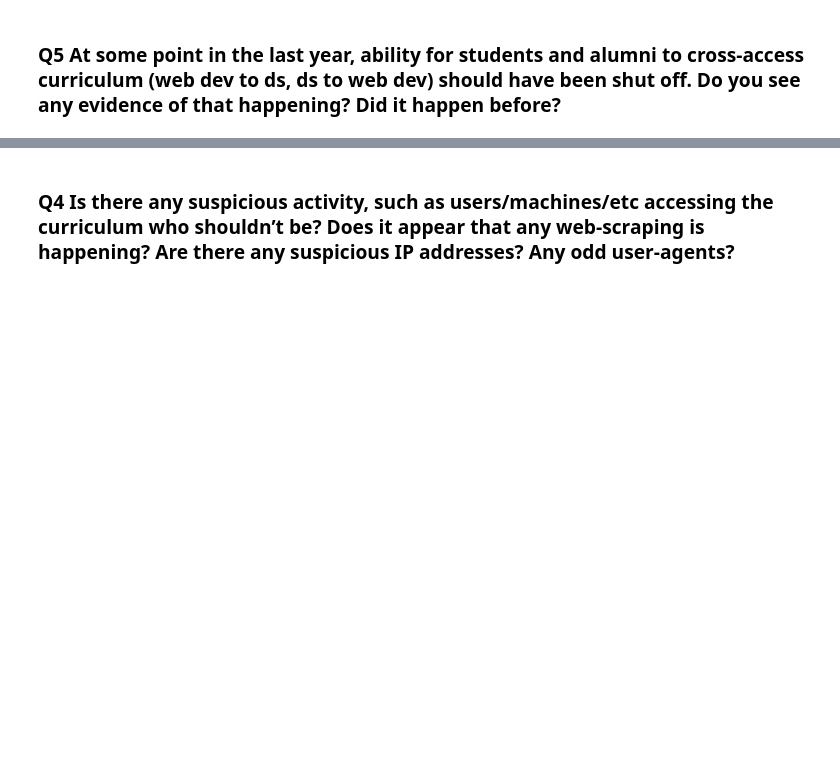
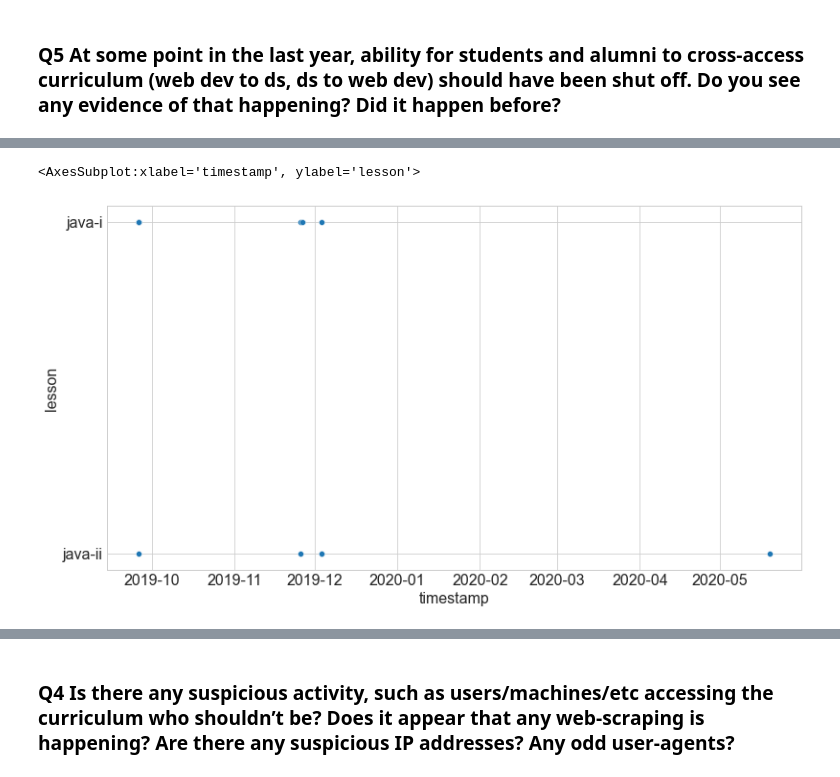
Before and after one commit to RyvynYoung/curriculum_access_project, a Jupyter notebook: curriculum_access.ipynb, the cells around one changed output, grey strips where cells are left out. Cells and saved outputs as stored; diff of their text form; code cells hidden in the pictures; blank space fills up the shorter version.

```diff
--- a/curriculum_access.ipynb
+++ b/curriculum_access.ipynb
@@ -782,2 +834,5 @@ curie.groupby('lesson')[['sub_lesson']].count().sort_values(by='sub_lesson', asc
 # %% [markdown]
 ### Q5 At some point in the last year, ability for students and alumni to cross-access curriculum (web dev to ds, ds to web dev) should have been shut off. Do you see any evidence of that happening? Did it happen before?
+# %%
+ds = exp[exp.program_id == 3]
+ds.head()
@@ -783,0 +847,3 @@ curie.groupby('lesson')[['sub_lesson']].count().sort_values(by='sub_lesson', asc
+# %%
+dsweb = ds[(ds.lesson == 'java-i') | (ds.lesson == 'java-ii')]
+dsweb
@@ -784,3 +866,8 @@ curie.groupby('lesson')[['sub_lesson']].count().sort_values(by='sub_lesson', asc
+# %%
+sns.scatterplot(data=dsweb, x='timestamp', y='lesson')
+# %% [output]
+<AxesSubplot:xlabel='timestamp', ylabel='lesson'>
+[figure, added]
 # %% [markdown]
 #### Q5 Answer
 - note there was access in Bayes to Java i and Java ii
```
Also changed, not shown: parts of 22 cells of this notebook.
